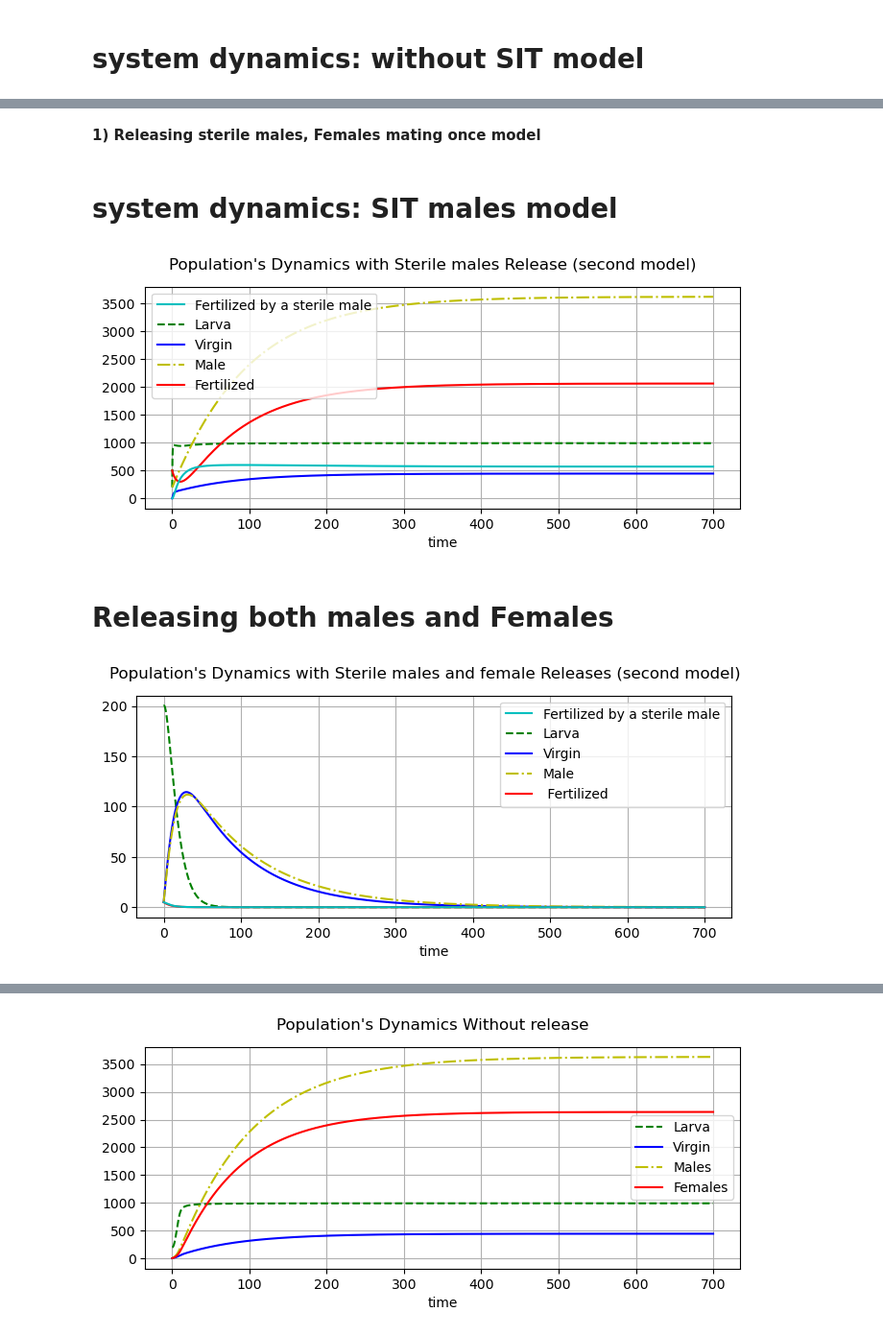
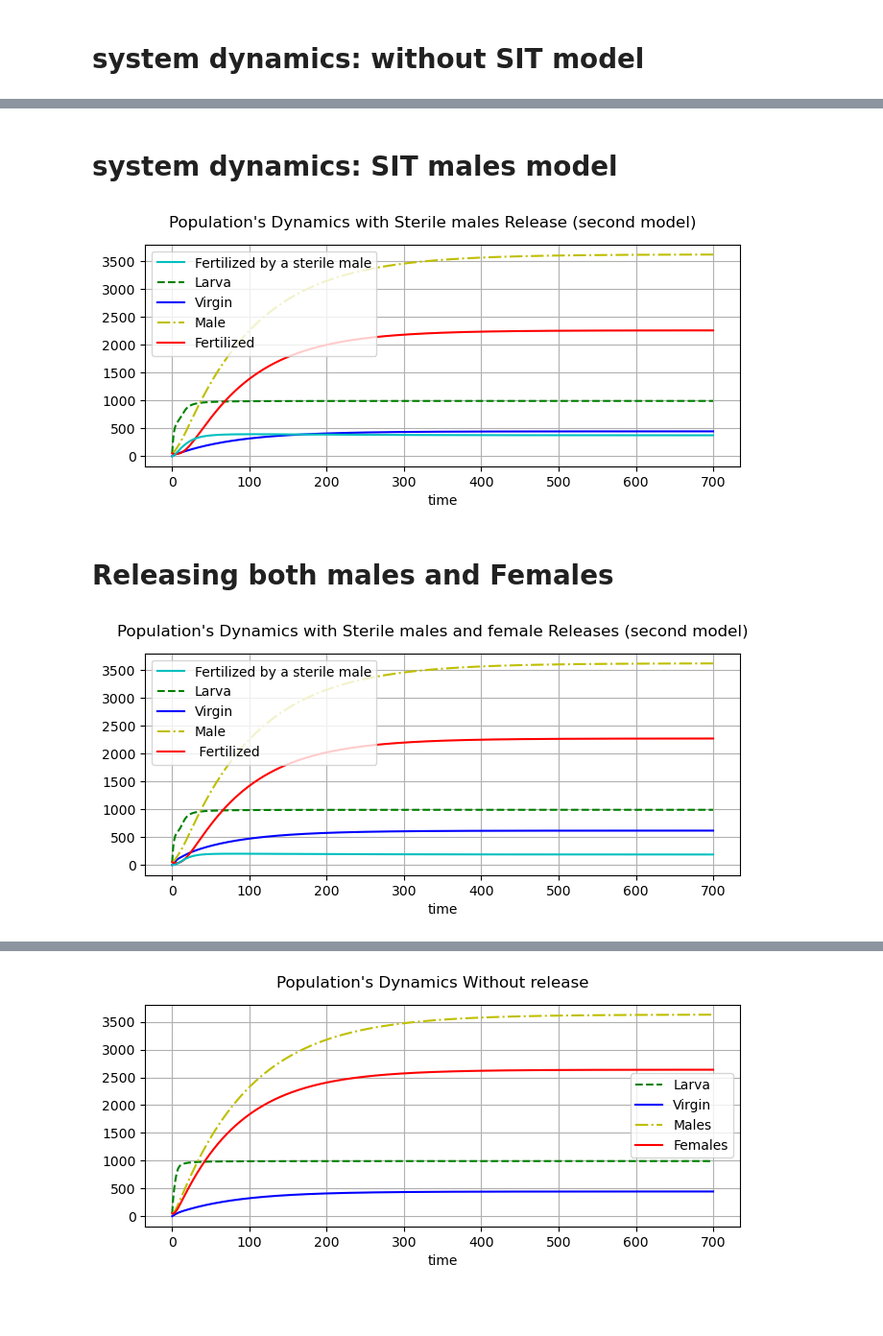
Before and after one commit to m2cci-belkhayt/Controlling-D.suzukii-population-using-mathematical-modeling-and-SIT-with-Females-and-Males-release, a Jupyter notebook: Second non basic model.ipynb, the cells around one changed output, grey strips where cells are left out. Shown at 96% size. Drawn from its saved outputs; the diff is of its cells as text; code cells hidden in the pictures; blank space fills up the shorter version.

```diff
--- a/Second non basic model.ipynb
+++ b/Second non basic model.ipynb
@@ -9,6 +9,8 @@ import sympy as sm
 from IPython.display import display, Math
 import os
 import math
+# %%
+output_fold = os.getcwd() + r'\output'
 # %%
 # Parameters derived from the literature (see report)
 K = 1000  # Carrying capacity
@@ -140,2 +194,0 @@ Mb = dynamic_ds(X0_base, Ms=0, name="without_SIT_complexe_dynamics 4 compartemen
-# %% [markdown]
-**1) Releasing sterile males, Females mating once model**
@@ -149,9 +196,9 @@ Mb = dynamic_ds(X0_base, Ms=500, name="without_SIT_complexe_dynamics 4 compartem
 # system dynamics: SIT males model
 # %%
 #initial conditions
-X0_tis = [200,200,0,500,0]
-dynamic_ds(X0_tis,Ms=1000,name="SIT_dynamics")
+X0_tis = [50,50,0,50,0]# L, M, V, F, S
+Mb = dynamic_rel(X0_tis, Ms=600, Fs=0, name="SIT_complexe_dynamics 5 compartement males release")
 # %% [output]
-[figure, old version]
+[figure, new version]
 # %% [markdown]
 # Releasing both males and Females
@@ -296,6 +205,6 @@ def dynamic_rel(X0, Ms, Fs, name="dynamic_base", graph=True):
 # %%
 #initial conditions
-X0_rel_tis = [200,5,5,5,5,5,5,5]
-dynamic_rel(X0_rel_tis,Ms=200,Fs=200,name="releasing malesandfemales_SIT_dynamics")
+X0_rel_tis = [50,50,0,50,0]# L, M, V, F, S
+dynamic_rel(X0_rel_tis,Ms=300,Fs=300,name="releasing malesandfemales_SIT_dynamics")
 # %% [output]
-[figure, old version]
+[figure, new version]
```
Also changed, not shown: parts of 16 cells of this notebook, 11 other files.
